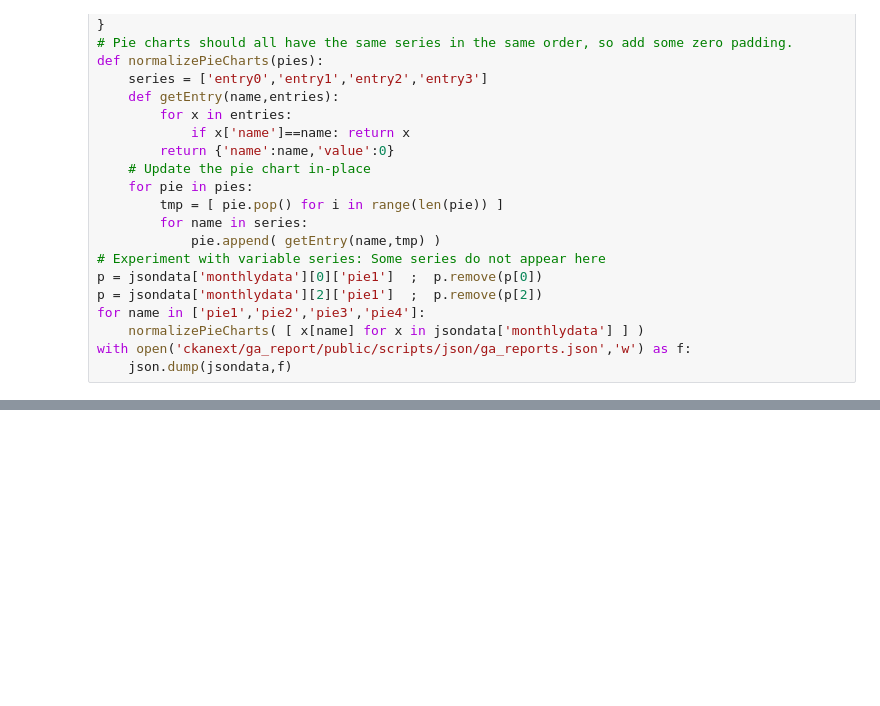
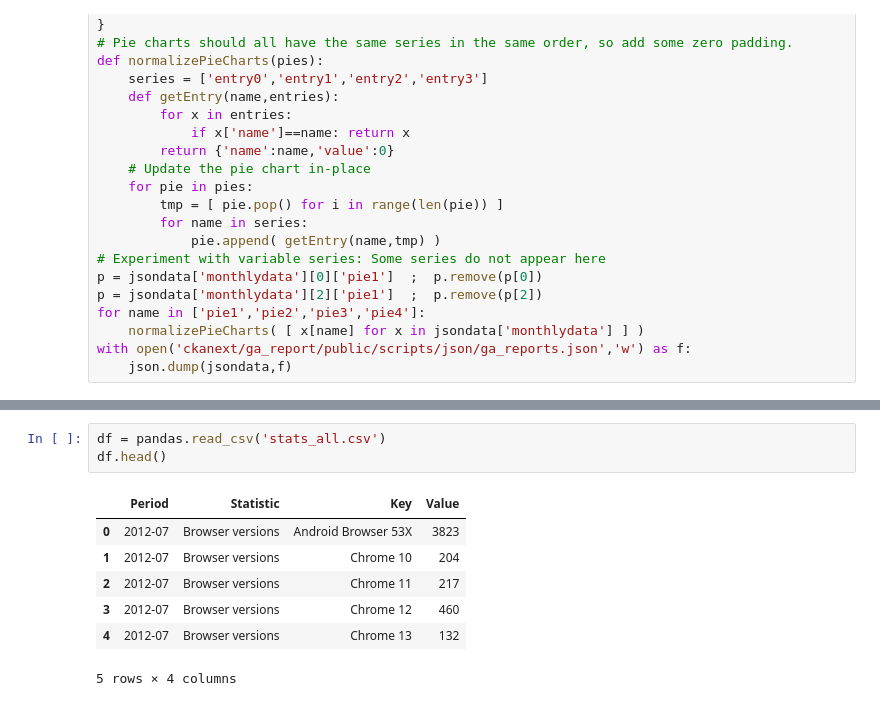
Before and after one commit to datagovuk/ckanext-ga-report, a Jupyter notebook: Demographics.ipynb, the cells around one changed output, grey strips where cells are left out. Cells and saved outputs as stored; diff of their text form; blank space fills up the shorter version.

```diff
--- a/Demographics.ipynb
+++ b/Demographics.ipynb
@@ -89,0 +64,11 @@ a,tmp
+# %%
+df = pandas.read_csv('stats_all.csv')
+df.head()
+# %% [output]
+|  | Period | Statistic | Key | Value |
+| 0 | 2012-07 | Browser versions | Android Browser 53X | 3823 |
+| 1 | 2012-07 | Browser versions | Chrome 10 | 204 |
+| 2 | 2012-07 | Browser versions | Chrome 11 | 217 |
+| 3 | 2012-07 | Browser versions | Chrome 12 | 460 |
+| 4 | 2012-07 | Browser versions | Chrome 13 | 132 |
+5 rows × 4 columns
```
Also changed, not shown: parts of 7 cells of this notebook, 7 other files.
